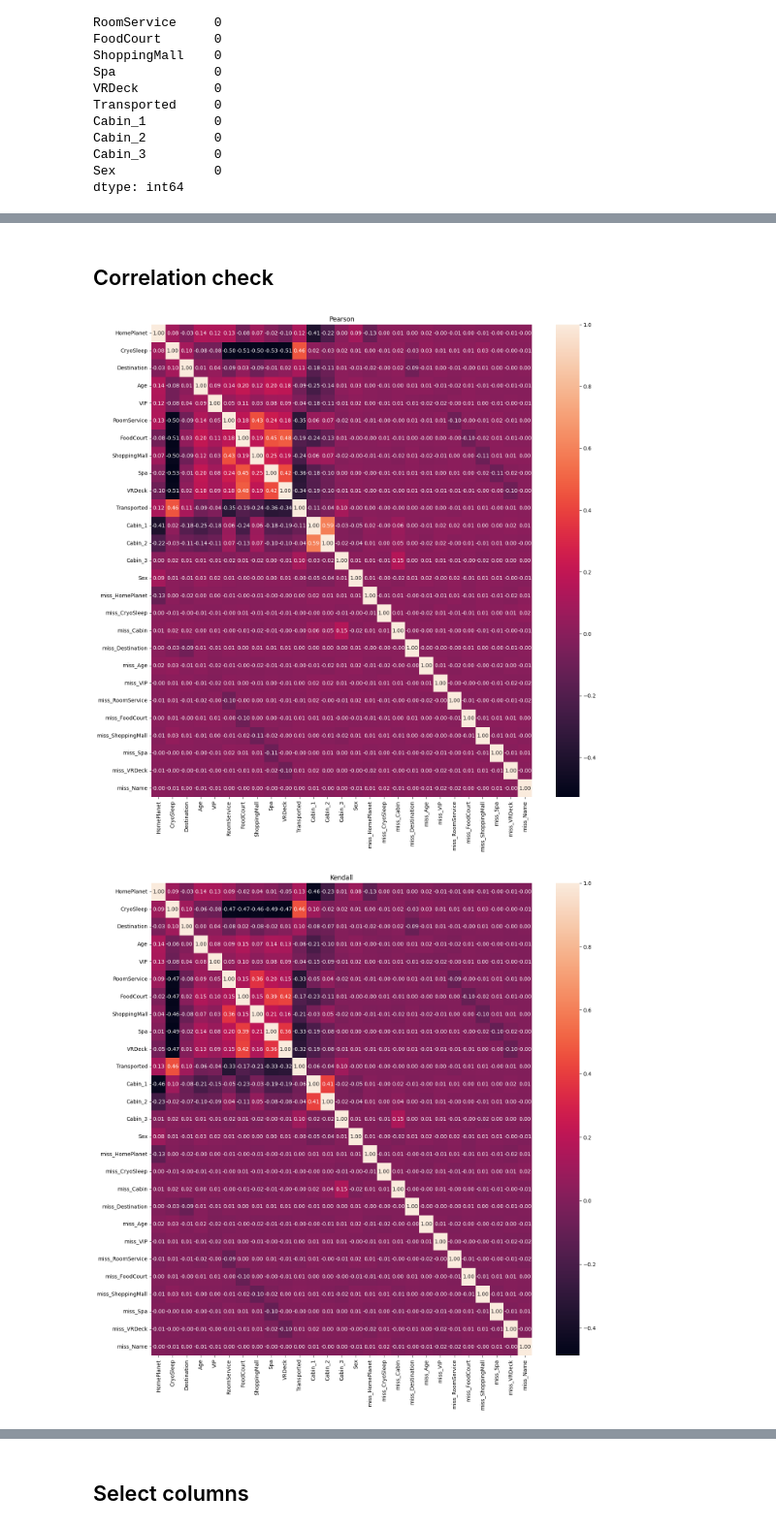
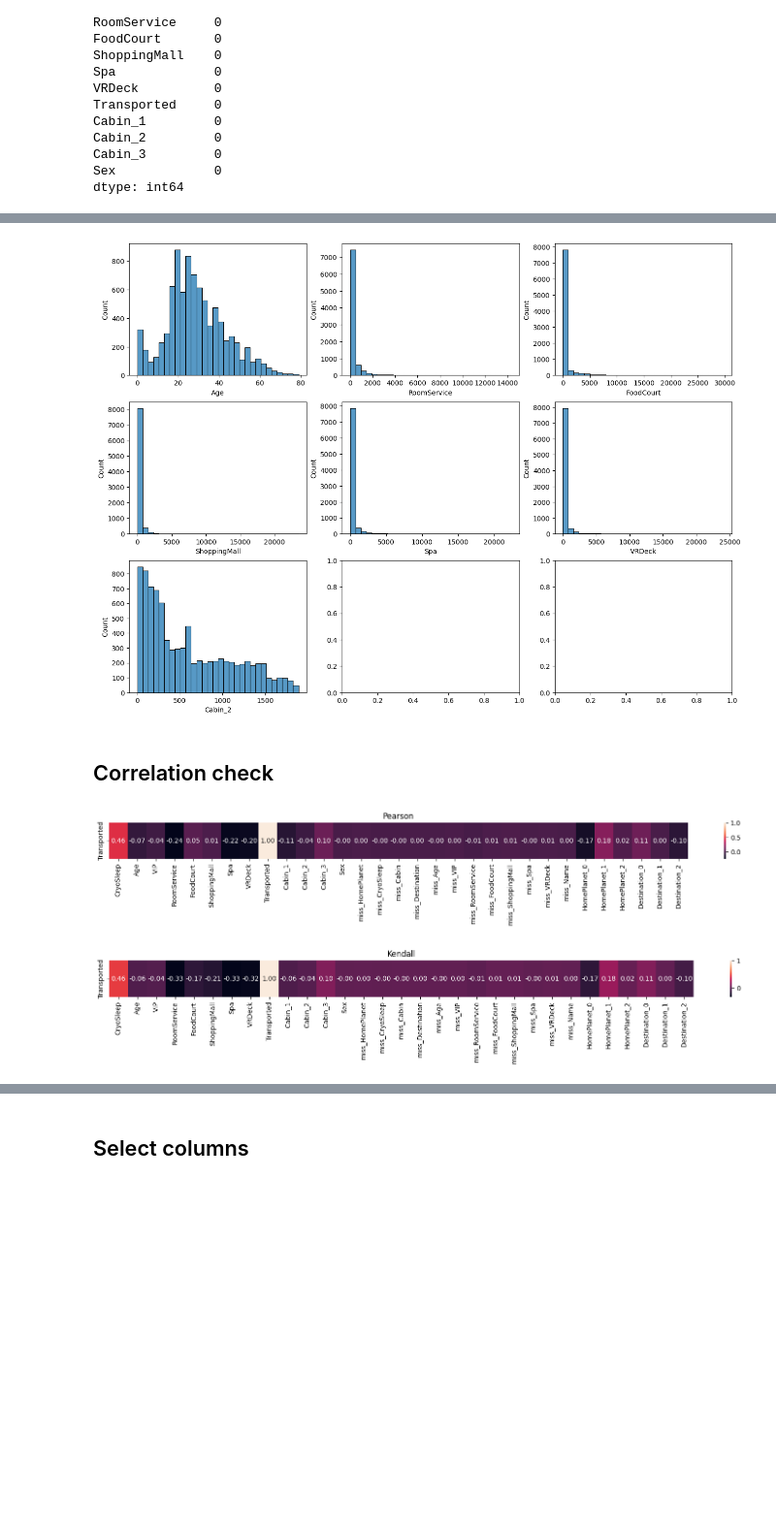
Before and after one commit to 8elka/Spaceship-Titanic-Kaggle, a Jupyter notebook: EDA.ipynb, the cells around one changed output, grey strips where cells are left out. Shown at 97% size. Cells and saved outputs as stored; diff of their text form; code cells hidden in the pictures; blank space fills up the shorter version.

Commit message:
feat(EDA): - implemented OneHotEncoding - removed correlated feature HomePlanet_1 - transformed correlation heatmaps - implemented bagging

```diff
--- a/EDA.ipynb
+++ b/EDA.ipynb
@@ -326,6 +284,0 @@ array(['F', nan, 'M'], dtype=object)
-# %%
-df_train['HomePlanet'] = df_train['HomePlanet'].map({'Earth':0, 'Europa':1, 'Mars':2}).astype('float')
-df_train['Destination'] = df_train['Destination'].map({'TRAPPIST-1e':0, 'PSO J318.5-22':1, '55 Cancri e':2}).astype('float')
-df_train['Cabin_1'] = df_train['Cabin_1'].map({'A':0, 'B':1, 'C':2, 'D':3, 'E':4, 'F':5, 'G':6, 'T':7}).astype('float')
-df_train['Cabin_3'] = df_train['Cabin_3'].map({'P':0, 'S':1}).astype('float')
-df_train['Sex'] = df_train['Sex'].map({'F':0, 'M':1}).astype('float')
@@ -456,0 +448,19 @@ plt.show()
+# %%
+from sklearn.preprocessing import OneHotEncoder
+
+to_onehot = ['HomePlanet', 'Destination']
+
+for col in to_onehot:
+    # fit
+    encoder = OneHotEncoder(sparse_output=False).fit(df_train[[col]])  # encoder
+    print(encoder.categories_)
+    # transform
+    nunique = df_train[[col]].nunique().item()  # number of unique values
+    new_cols = pd.DataFrame(encoder.transform(df_train[[col]]),
+                            columns=[f'{col}_{n}' for n in range(nunique)], index=df_train.index)
+    # add to df
+    df_train = pd.concat([df_train, new_cols], axis=1)
+
+df_train = df_train.drop(to_onehot, axis=1)
+df_missing = df_missing.drop(to_onehot, axis=1)
+display(df_train.columns)
@@ -457,3 +494,14 @@ plt.show()
+# %%
+# Explore numeric columns
+f,ax = plt.subplots(3,3)
+f.set_figheight(12)
+f.set_figwidth(16)
+ax = ax.flatten()
+for i, c in enumerate(num_columns):
+    sns.histplot(df_train[c], bins=30, ax=ax[i])
+plt.show()
+# %% [output]
+[figure, added]
 # %% [markdown]
 ## Correlation check
 # %%
@@ -464,18 +512,18 @@ for c in df_train.columns:
 pearson_corr = df_missing.corr(method='pearson')
 kendall_corr = df_missing.corr(method='kendall')
 # %%
-plt.figure(figsize=(16,16))
+plt.figure(figsize=(20,1))
 plt.title('Pearson')
-sns.heatmap(pearson_corr, annot=True, fmt='.2f')
+sns.heatmap(pearson_corr[['Transported']].T, annot=True, fmt='.2f')
 plt.show()
 
-plt.figure(figsize=(16,16))
+plt.figure(figsize=(20,1))
 plt.title('Kendall')
-sns.heatmap(kendall_corr, annot=True, fmt='.2f')
+sns.heatmap(kendall_corr[['Transported']].T, annot=True, fmt='.2f')
 plt.show()
 
 print(pearson_corr[pearson_corr['Transported'].abs() > 0.1]['Transported'].sort_values(ascending=False, key=abs))
 print(kendall_corr[kendall_corr['Transported'].abs() > 0.1]['Transported'].sort_values(ascending=False, key=abs))
 # %% [output]
-[figure, old version]
+[figure, new version]
-[figure, old version]
+[figure, new version]
```
Also changed, not shown: parts of 58 cells of this notebook.
